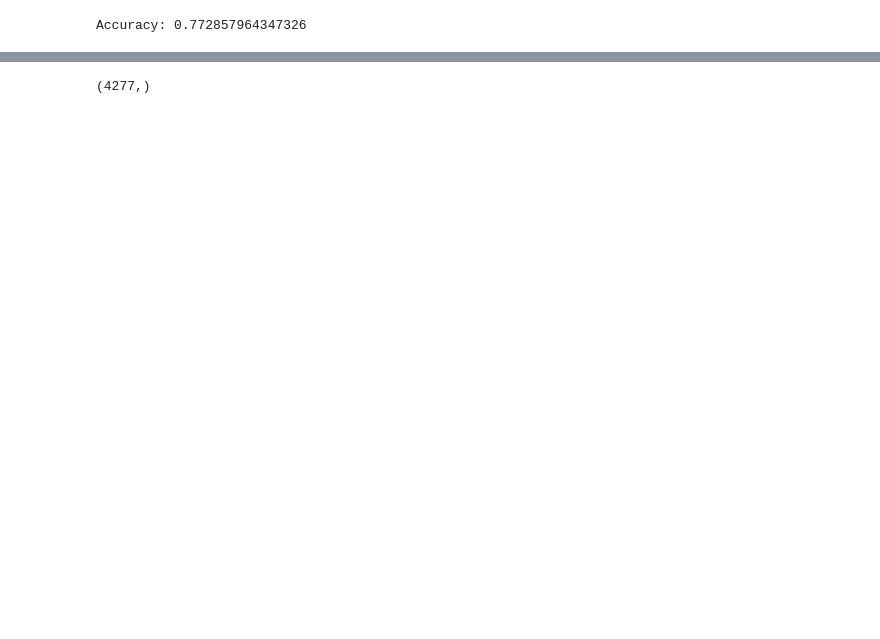
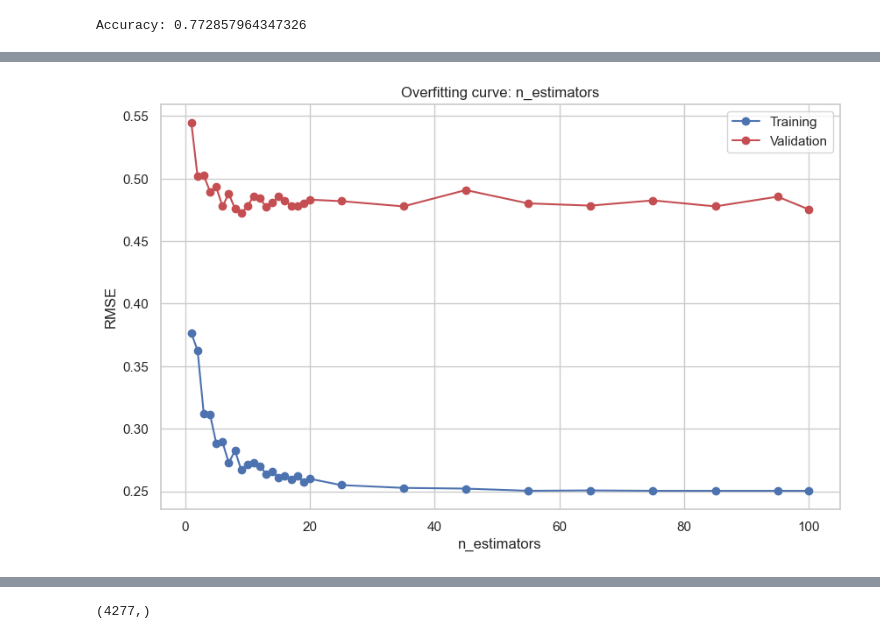
Before and after one commit to RiwongSherchan/Kaggle-Projects, a Jupyter notebook: Spaceship Titanic/SpaceShip_Titanic.ipynb, the cells around one changed output, grey strips where cells are left out. Saved outputs shown, nothing was run; the diff lists cells and outputs as text; code cells hidden in the pictures; blank space fills up the shorter version.

```diff
--- a/Spaceship Titanic/SpaceShip_Titanic.ipynb
+++ b/Spaceship Titanic/SpaceShip_Titanic.ipynb
@@ -408,0 +443,4 @@ Accuracy: 0.772857964347326
+# %%
+test_param_and_plot('n_estimators', [1,2,3,4,5,6,7,8,9,10,11,12,13,14,15,16,17,18,19,20,25,35,45,55,65,75,85,95,100])
+# %% [output]
+[figure, added]
```
Also changed, not shown: parts of 29 cells of this notebook, 1 other file.
